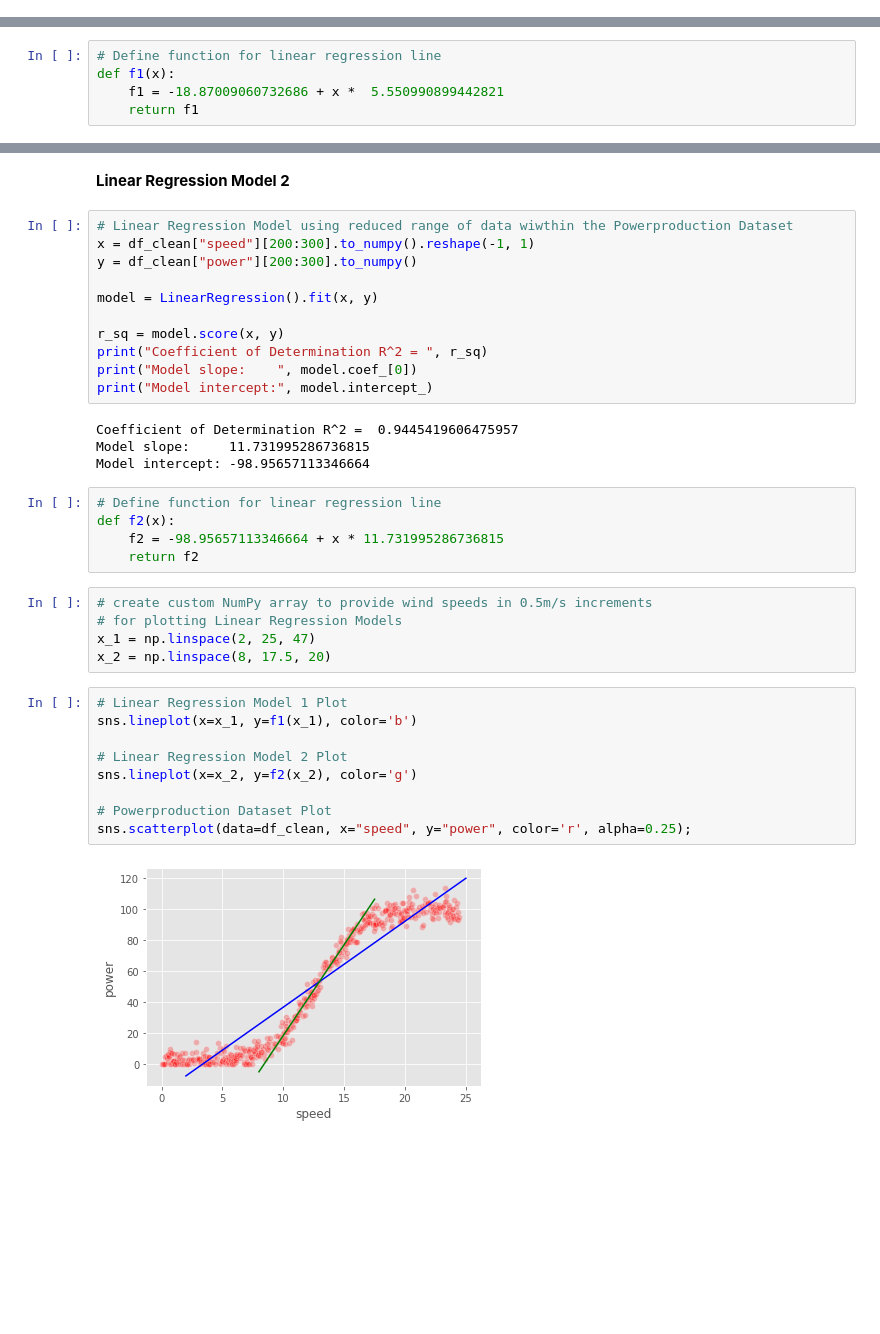
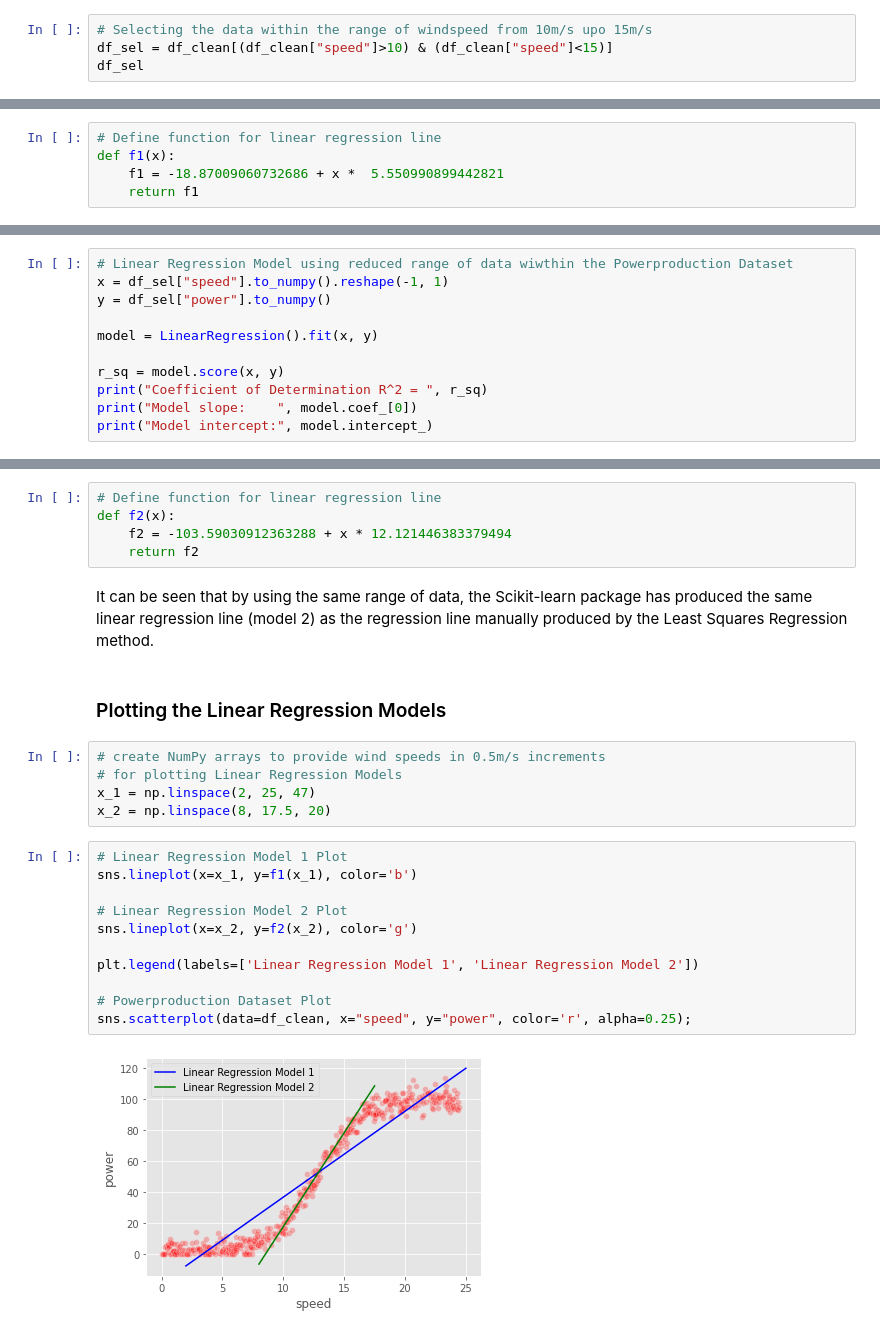
Before and after one commit to PaulSweeney89/FDA-Project2020, a Jupyter notebook: windpower.ipynb, the cells around one changed output, grey strips where cells are left out. Saved outputs shown, nothing was run; the diff lists cells and outputs as text; blank space fills up the shorter version.

Commit message:
updates to Jupyter Notebook, Linear Regression Models

```diff
--- a/windpower.ipynb
+++ b/windpower.ipynb
@@ -401,0 +455,4 @@ It can be seen that the 4P-Logistic Function provides a very good continous curv
+# %%
+# Selecting the data within the range of windspeed from 10m/s upo 15m/s
+df_sel = df_clean[(df_clean["speed"]>10) & (df_clean["speed"]<15)]
+df_sel
@@ -425,0 +585,11 @@ def f1(x):
+# %%
+# Linear Regression Model using reduced range of data wiwthin the Powerproduction Dataset
+x = df_sel["speed"].to_numpy().reshape(-1, 1)
+y = df_sel["power"].to_numpy()
+
+model = LinearRegression().fit(x, y)
+
+r_sq = model.score(x, y)
+print("Coefficient of Determination R^2 = ", r_sq)
+print("Model slope:    ", model.coef_[0])
+print("Model intercept:", model.intercept_)
@@ -426,38 +600,27 @@ def f1(x):
+# %%
+# Define function for linear regression line
+def f2(x):
+    f2 = -103.59030912363288 + x * 12.121446383379494
+    return f2
+# %% [markdown]
+It can be seen that by using the same range of data, the Scikit-learn package has produced the same linear regression line (model 2) as the regression line manually produced by the Least Squares Regression method.
 # %% [markdown]
-**Linear Regression Model 2**
+### Plotting the Linear Regression Models
-# %%
-# Linear Regression Model using reduced range of data wiwthin the Powerproduction Dataset
-x = df_clean["speed"][200:300].to_numpy().reshape(-1, 1)
-y = df_clean["power"][200:300].to_numpy()
-
-model = LinearRegression().fit(x, y)
-
-r_sq = model.score(x, y)
-print("Coefficient of Determination R^2 = ", r_sq)
-print("Model slope:    ", model.coef_[0])
-print("Model intercept:", model.intercept_)
-# %% [output]
-Coefficient of Determination R^2 =  0.9445419606475957
-Model slope:     11.731995286736815
-Model intercept: -98.95657113346664
-# %%
-# Define function for linear regression line
-def f2(x):
-    f2 = -98.95657113346664 + x * 11.731995286736815
-    return f2
 # %%
-# create custom NumPy array to provide wind speeds in 0.5m/s increments
+# create NumPy arrays to provide wind speeds in 0.5m/s increments
 # for plotting Linear Regression Models
 x_1 = np.linspace(2, 25, 47)
 x_2 = np.linspace(8, 17.5, 20)
 # %%
 # Linear Regression Model 1 Plot
 sns.lineplot(x=x_1, y=f1(x_1), color='b')
 
 # Linear Regression Model 2 Plot
 sns.lineplot(x=x_2, y=f2(x_2), color='g')
 
+plt.legend(labels=['Linear Regression Model 1', 'Linear Regression Model 2'])
+
 # Powerproduction Dataset Plot
 sns.scatterplot(data=df_clean, x="speed", y="power", color='r', alpha=0.25);
 # %% [output]
-[figure, old version]
+[figure, new version]
```
Also changed, not shown: parts of 27 cells of this notebook.
